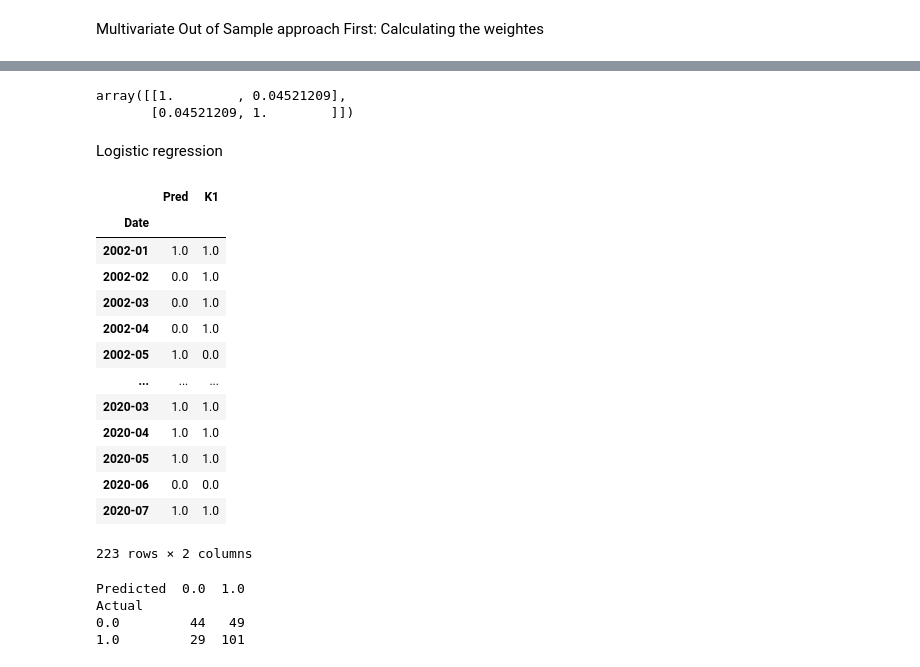
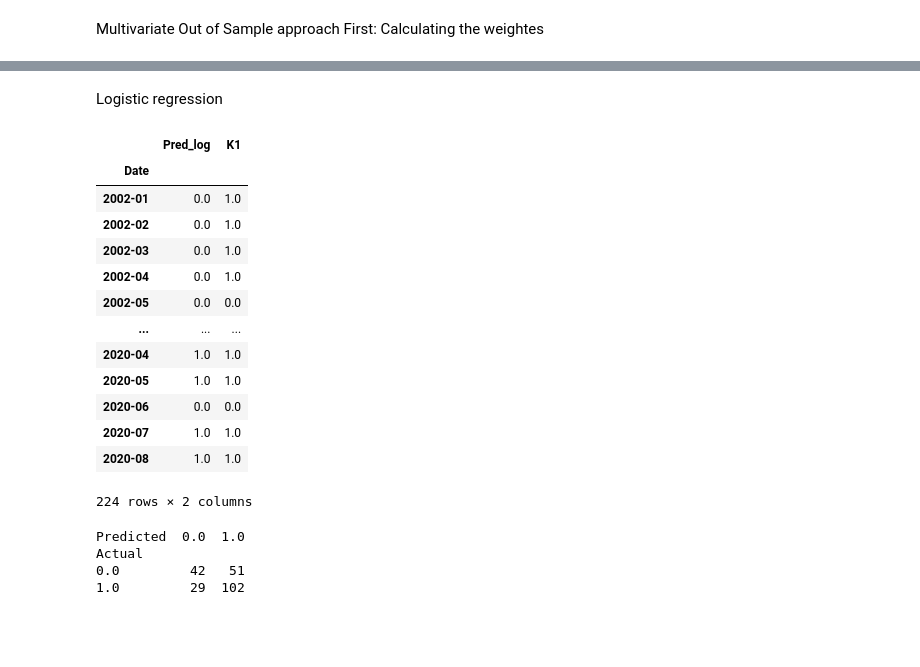
Before and after one commit to jessekeranen/seminar, a Jupyter notebook: jupyter.ipynb, the cells around one changed output, grey strips where cells are left out. Drawn from its saved outputs; the diff is of its cells as text; code cells hidden in the pictures; blank space fills up the shorter version.

```diff
--- a/jupyter.ipynb
+++ b/jupyter.ipynb
@@ -563,9 +581,11 @@ results = np.empty(shape=(0, 4))
 predictions = []
 
 for date in dates:
-    out_of_sample = finalmonthlyOnlyIV.loc[date]
-    df = finalIndexMonthly.loc[:date].iloc[:-1, :-4]
+    out_of_sample = finalIndexMonthlyConst.loc[date].iloc[:-5]
+
+    df = finalIndexMonthlyConst.loc[:date].iloc[:-1, :-4]
     X = df.iloc[:, :-1]
+    #X = sm.add_constant(X)
     y = df.iloc[:, -1:]
     ols = sm.OLS(y, X).fit()
     temp = np.matrix([[date] * len(ols.params)] + [ols.params.tolist()] + [ols.tvalues.tolist()] + [ols.params.index.tolist()])
@@ -589,0 +612,16 @@ results = results.round(2)
+# %%
+plt.figure(figsize=(15, 12))
+plt.subplots_adjust(hspace=1)
+plt.suptitle("Regression coefficients")
+
+for i, variable in enumerate(features[0:]):
+    ax = plt.subplot(10, 3, i + 1)
+
+    results[results["Variable"] == variable].plot(ax=ax)
+
+    ax.set_title(variable.upper())
+    ax.get_legend().remove()
+    ax.set_xlabel("")
+
+plt.legend(loc="lower center", bbox_to_anchor=(1.2, 0))
+plt.show()
@@ -757,8 +817,0 @@ df2
-# %%
-X = sm.add_constant(df2["Pred"])
-y = df2["K1"]
-reg = sm.OLS(y, X).fit()
-
-coef, intrcpt = np.polyfit(df2["Pred"], y, 1)
-plt.scatter(df2["Pred"], df2["K1"])
-plt.plot(df2["Pred"], coef*df2["Pred"] + intrcpt, color="red")
@@ -768,68 +818,63 @@ plt.plot(df2["Pred"], coef*df2["Pred"] + intrcpt, color="red")
-# %%
-np.corrcoef(df2["Pred"], df2["K1"])
-# %% [output]
-array([[1.        , 0.04521209],
-       [0.04521209, 1.        ]])
 # %% [markdown]
 Logistic regression
 # %%
 results_log = np.empty(shape=(0, 4))
 predictions_log = []
 
-log_df = finalIndexMonthly.iloc[:-1, :-4].copy()
+log_df = finalIndexMonthly.iloc[:, :-4].copy()
 log_df.loc[log_df["K1"] < 0, "K1" ] = 0
 log_df.loc[log_df["K1"] > 0, "K1" ] = 1
 
 for date in dates:
     out_of_sample = finalmonthlyOnlyIV.loc[date]
     df = log_df.loc[:date]
     X = df.iloc[:, :-1]
     y = df.iloc[:, -1:]
     glm = sm.GLM(y, X, family=sm.families.Binomial()).fit()
     temp = np.matrix([[date] * len(glm.params)] + [glm.params.tolist()] + [glm.tvalues.tolist()] + [glm.params.index.tolist()])
 
     temp = np.transpose(temp)
     results_log = np.vstack((results_log, temp))
 
     prediction = [date, glm.predict(out_of_sample)[0]]
     predictions_log.append(prediction)
 
 pred_df_log = pd.DataFrame(predictions_log)
-pred_df_log = pred_df_log.rename(columns={0: "Date", 1: "Pred"})
+pred_df_log = pred_df_log.rename(columns={0: "Date", 1: "Pred_log"})
 pred_df_log.set_index('Date', inplace=True)
 
 results_log = pd.DataFrame(results_log)
 results_log = results_log.rename(columns={0: "Date", 1: "Coef", 2: "T-val", 3: "Variable"})
 results_log.set_index("Date", inplace=True)
 
 results_log[["Coef", "T-val"]] = results_log[["Coef", "T-val"]].apply(pd.to_numeric)
 results_log = results_log.round(2)
 
-pred_df_log.loc[pred_df_log["Pred"] < 0.5, "Pred" ] = 0
-pred_df_log.loc[pred_df_log["Pred"] >= 0.5, "Pred" ] = 1
+pred_df_log.loc[pred_df_log["Pred_log"] < 0.5, "Pred_log" ] = 0
+pred_df_log.loc[pred_df_log["Pred_log"] >= 0.5, "Pred_log" ] = 1
 
 pred_df_log = pred_df_log.merge(log_df["K1"], on="Date")
 pred_df_log
 # %% [output]
-|  | Pred | K1 |
+|  | Pred_log | K1 |
 | Date |  |  |
-| 2002-01 | 1.0 | 1.0 |
+| 2002-01 | 0.0 | 1.0 |
 | 2002-02 | 0.0 | 1.0 |
 | 2002-03 | 0.0 | 1.0 |
 | 2002-04 | 0.0 | 1.0 |
-| 2002-05 | 1.0 | 0.0 |
+| 2002-05 | 0.0 | 0.0 |
 | ... | ... | ... |
-| 2020-03 | 1.0 | 1.0 |
 | 2020-04 | 1.0 | 1.0 |
 | 2020-05 | 1.0 | 1.0 |
 | 2020-06 | 0.0 | 0.0 |
 | 2020-07 | 1.0 | 1.0 |
+| 2020-08 | 1.0 | 1.0 |
-223 rows × 2 columns
+224 rows × 2 columns
 # %%
-confusion_matrix = pd.crosstab(pred_df_log['K1'], pred_df_log['Pred'], rownames=['Actual'], colnames=['Predicted'])
+confusion_matrix = pd.crosstab(pred_df_log['K1'], pred_df_log['Pred_log'], rownames=['Actual'], colnames=['Predicted'])
 print(confusion_matrix)
 # %% [output]
 Predicted  0.0  1.0
 Actual
-0.0         44   49
-1.0         29  101
+0.0         42   51
+1.0         29  102
```
Also changed, not shown: parts of 17 cells of this notebook.
